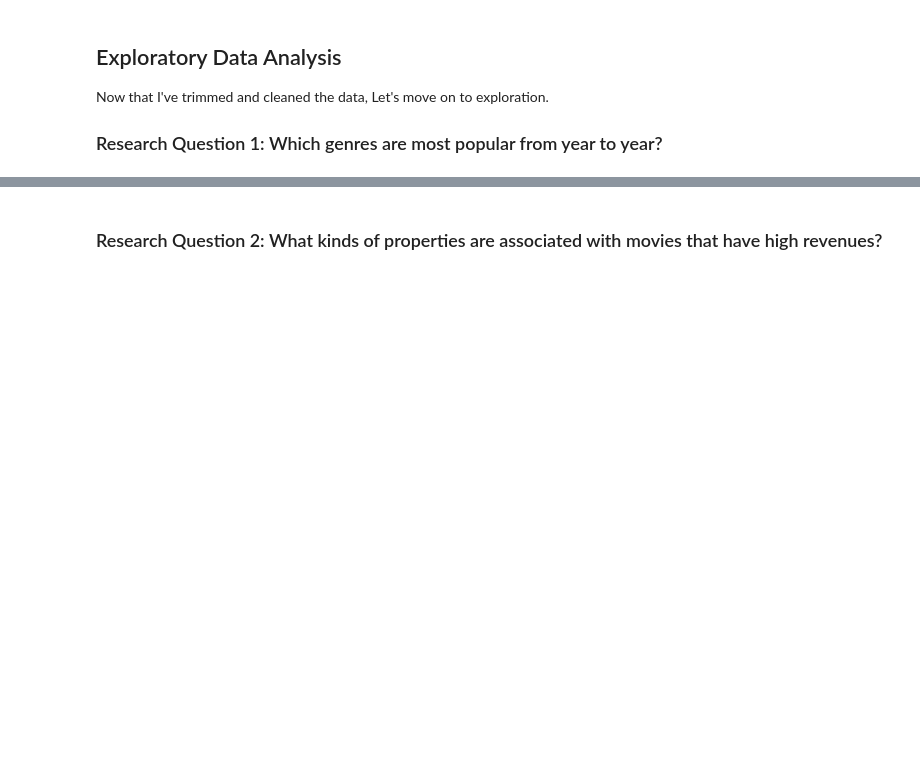
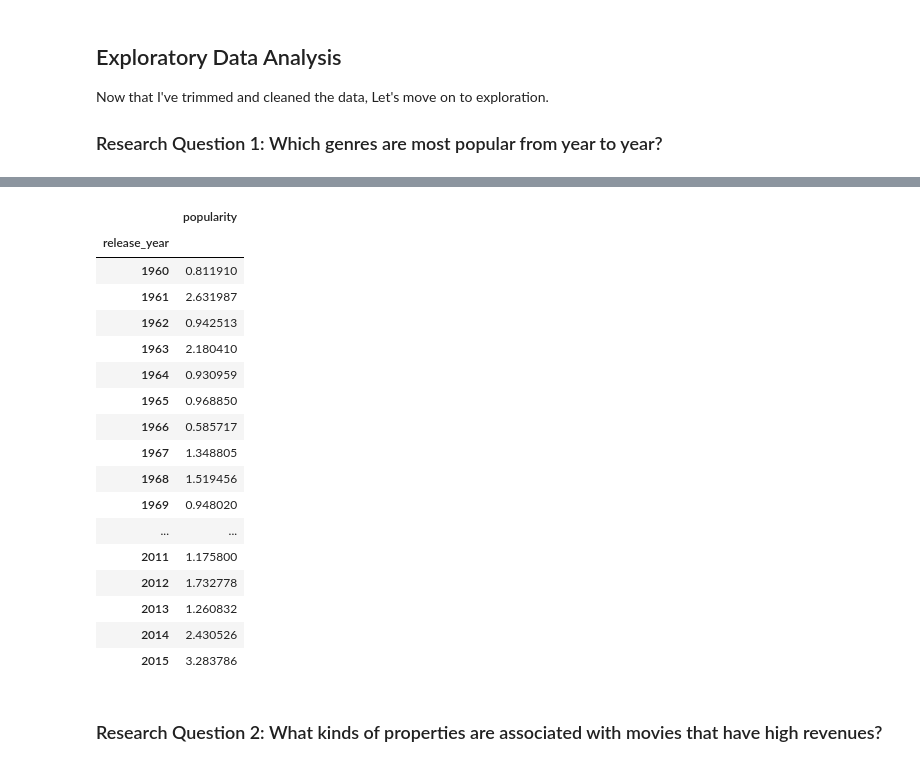
Before and after one commit to imagineazhar/Data-Analysis, a Jupyter notebook: 1- IMDB Movies/Imdb_ratings.ipynb, the cells around one changed output, grey strips where cells are left out. Cells and saved outputs as stored; diff of their text form; code cells hidden in the pictures; blank space fills up the shorter version.

```diff
--- a/1- IMDB Movies/Imdb_ratings.ipynb
+++ b/1- IMDB Movies/Imdb_ratings.ipynb
@@ -266,3 +258,24 @@ dtype: object
+# %%
+table.groupby(level=[0]).apply(max)
+# %% [output]
+|  | popularity |
+| release_year |  |
+| 1960 | 0.811910 |
+| 1961 | 2.631987 |
+| 1962 | 0.942513 |
+| 1963 | 2.180410 |
+| 1964 | 0.930959 |
+| 1965 | 0.968850 |
+| 1966 | 0.585717 |
+| 1967 | 1.348805 |
+| 1968 | 1.519456 |
+| 1969 | 0.948020 |
+| ... | ... |
+| 2011 | 1.175800 |
+| 2012 | 1.732778 |
+| 2013 | 1.260832 |
+| 2014 | 2.430526 |
+| 2015 | 3.283786 |
 # %% [markdown]
 ### Research Question 2:  What kinds of properties are associated with movies that have high revenues?
 # %% [markdown]
```
Also changed, not shown: parts of 17 cells of this notebook.
